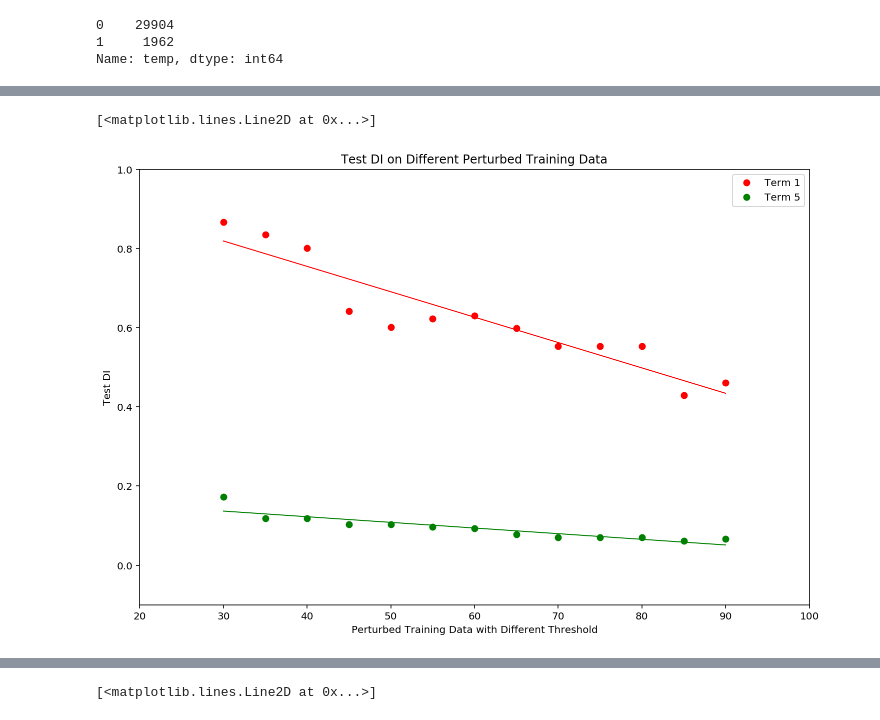
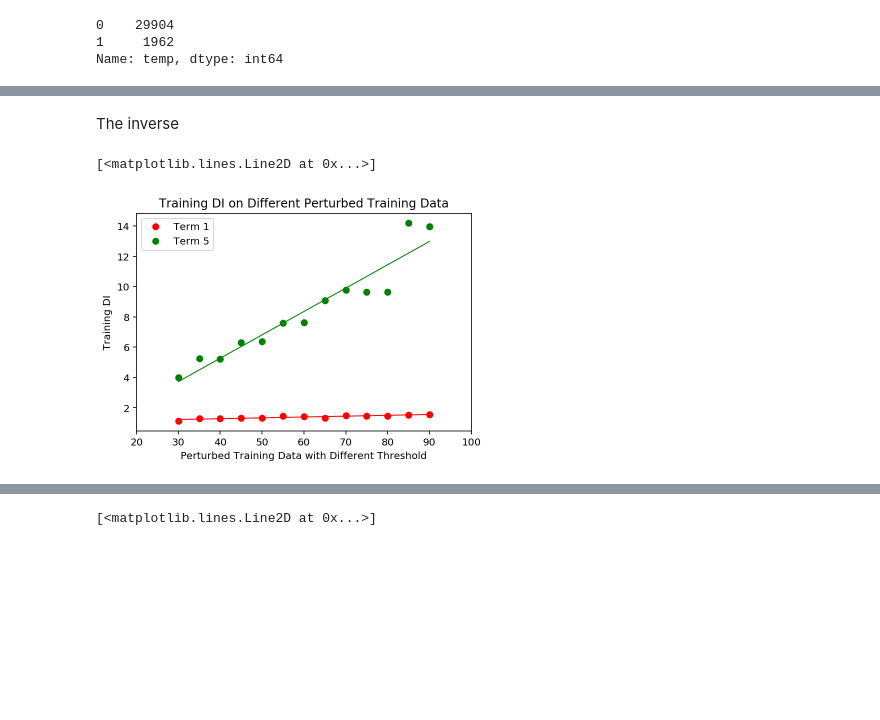
Before and after one commit to nehargupta/cs590_privacy_fairness, a Jupyter notebook: threshold-to-di.ipynb, the cells around one changed output, grey strips where cells are left out. Saved outputs shown, nothing was run; the diff lists cells and outputs as text; code cells hidden in the pictures; blank space fills up the shorter version.

Commit message:
Cleaning graphs

```diff
--- a/threshold-to-di.ipynb
+++ b/threshold-to-di.ipynb
@@ -232,31 +359,28 @@ plt.plot(x, y_pred3, color='g', linewidth=1)
+# %% [markdown]
+The inverse
 # %%
-y_axis_t1 = []
-y_axis_t5 = []
-plt.figure(figsize=(12, 8))
+y_axis_t1 = np.reciprocal(y_axis_t1)
+y_axis_t5 = np.reciprocal(y_axis_t5)
 
-
-for i in range(len(array_of_test_dis)):
-    y_axis_t1.append(array_of_test_dis[i][1][1])
-    y_axis_t5.append(array_of_test_dis[i][1][5])
 line1, = plt.plot(x_axis, y_axis_t1, "ro", label='Term 1')
 line2, = plt.plot(x_axis, y_axis_t5, "go", label='Term 5')
-plt.title("Test DI on Different Perturbed Training Data")
+plt.title("Training DI on Different Perturbed Training Data")
 plt.xlabel("Perturbed Training Data with Different Threshold")
-plt.ylabel("Test DI")
+plt.ylabel("Training DI")
 plt.xlim([20, 100])
-plt.ylim([-0.1, 1])
+# plt.ylim([-0.1, 1])
 plt.legend(handles=[line1, line2])
 
 x = np.array(x_axis).reshape(-1, 1)
 reg1 = linear_model.LinearRegression()
 reg1.fit(x, y_axis_t1)
 y_pred1 = reg1.predict(x)
 plt.plot(x, y_pred1, color='r', linewidth=1)
 
 reg2 = linear_model.LinearRegression()
 reg2.fit(x, y_axis_t5)
 y_pred2 = reg2.predict(x)
 plt.plot(x, y_pred2, color='g', linewidth=1)
 # %% [output]
 [<matplotlib.lines.Line2D at 0x...>]
-[figure, old version]
+[figure, new version]
```
Also changed, not shown: parts of 13 cells of this notebook.
